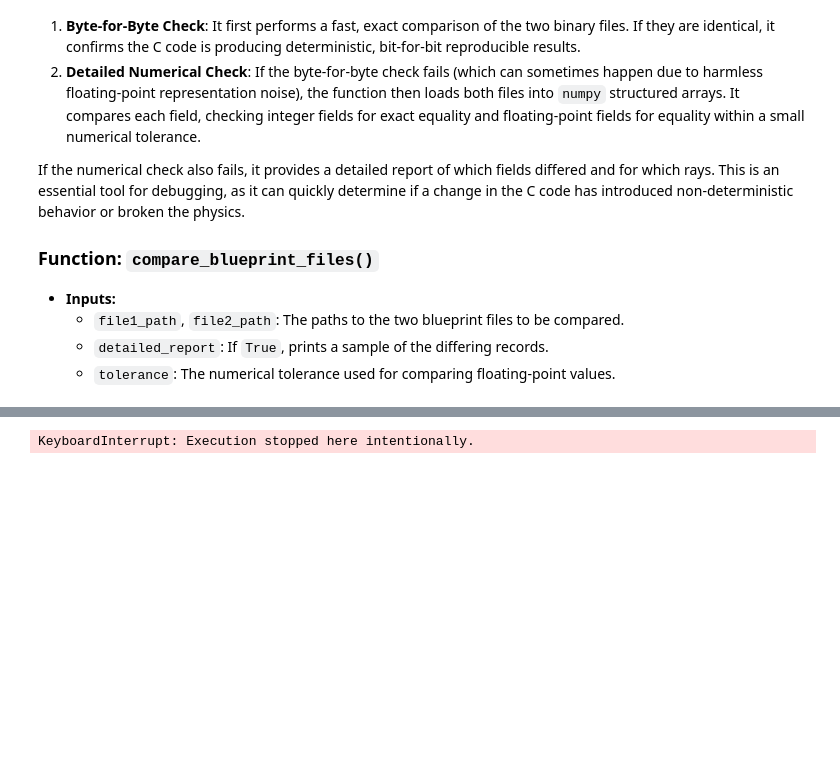
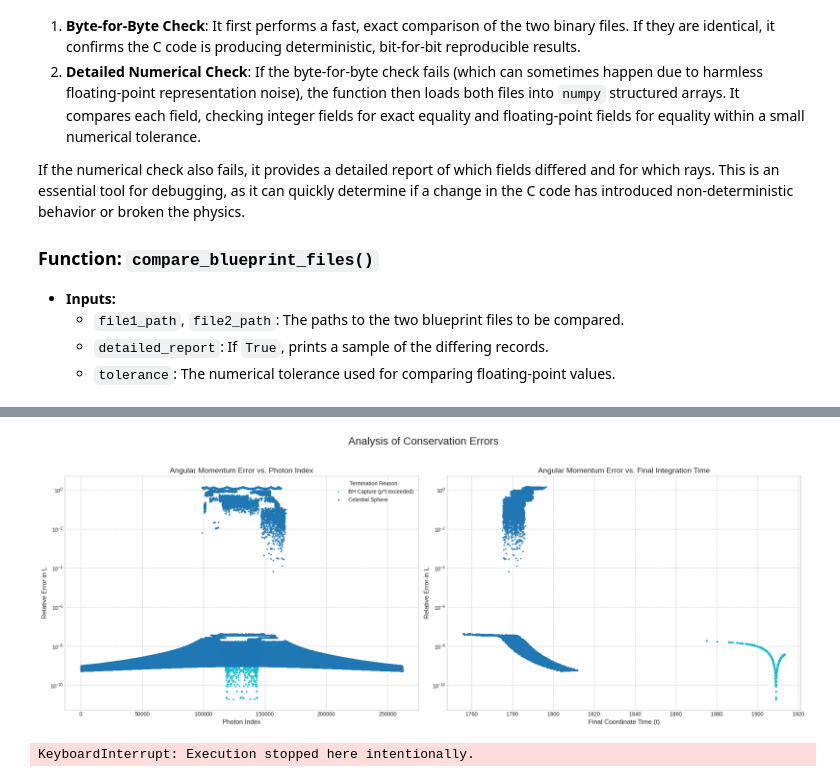
Before and after one commit to Moone02/Research_2025, a Jupyter notebook: V1_0_bh_vis.ipynb, the cells around one changed output, grey strips where cells are left out. Drawn from its saved outputs; the diff is of its cells as text; code cells hidden in the pictures; blank space fills up the shorter version.

```diff
--- a/V1_0_bh_vis.ipynb
+++ b/V1_0_bh_vis.ipynb
@@ -1737,0 +2045,3 @@ def compare_blueprint_files(
+# %%
+plot_conservation_error_distribution()
+# %% [output]
@@ -1738,3 +2050,4 @@ def compare_blueprint_files(
+[figure, added]
 # %%
 raise KeyboardInterrupt("Execution stopped here intentionally.")
 # %% [output]
```
Also changed, not shown: parts of 14 cells of this notebook, 2 other files.
